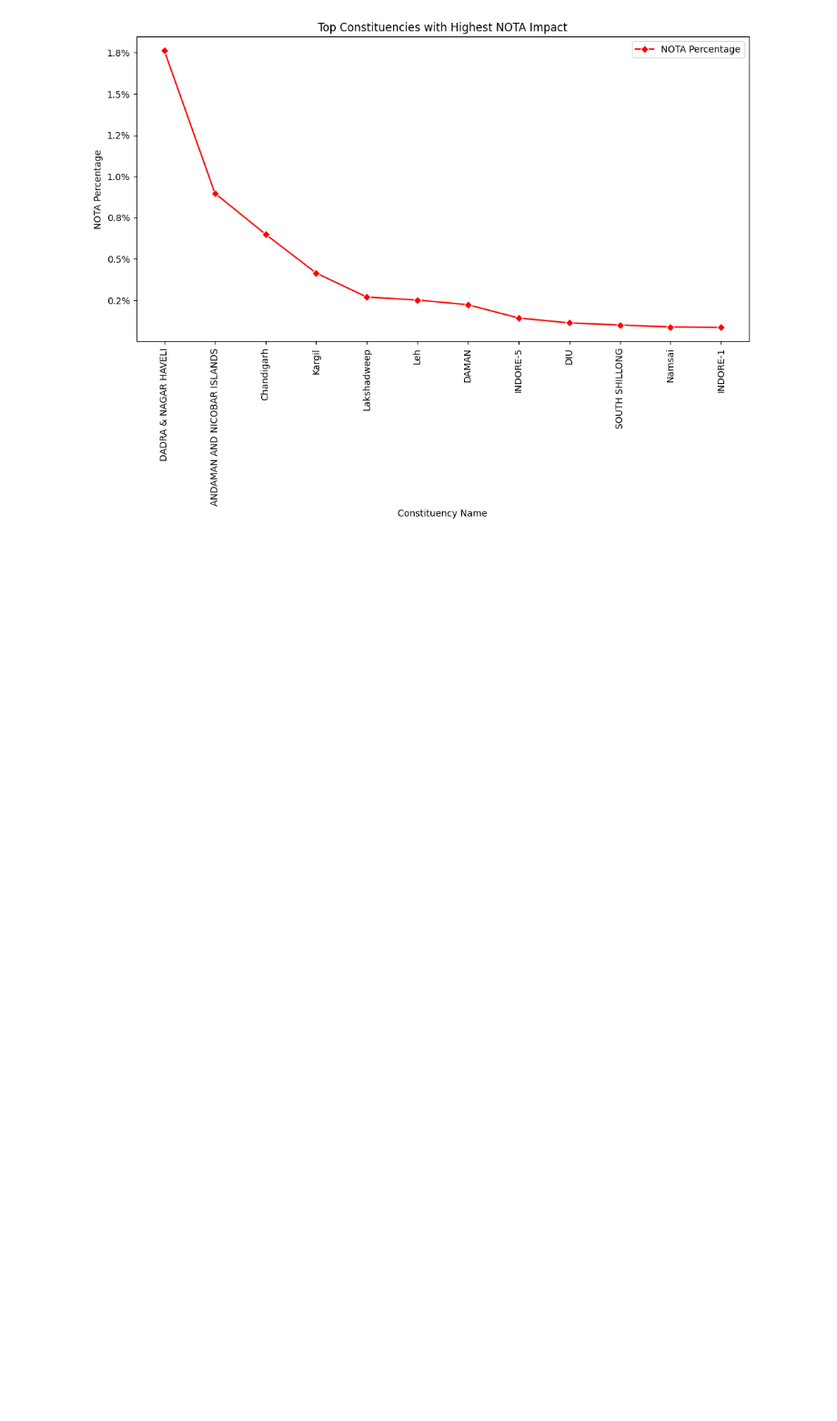
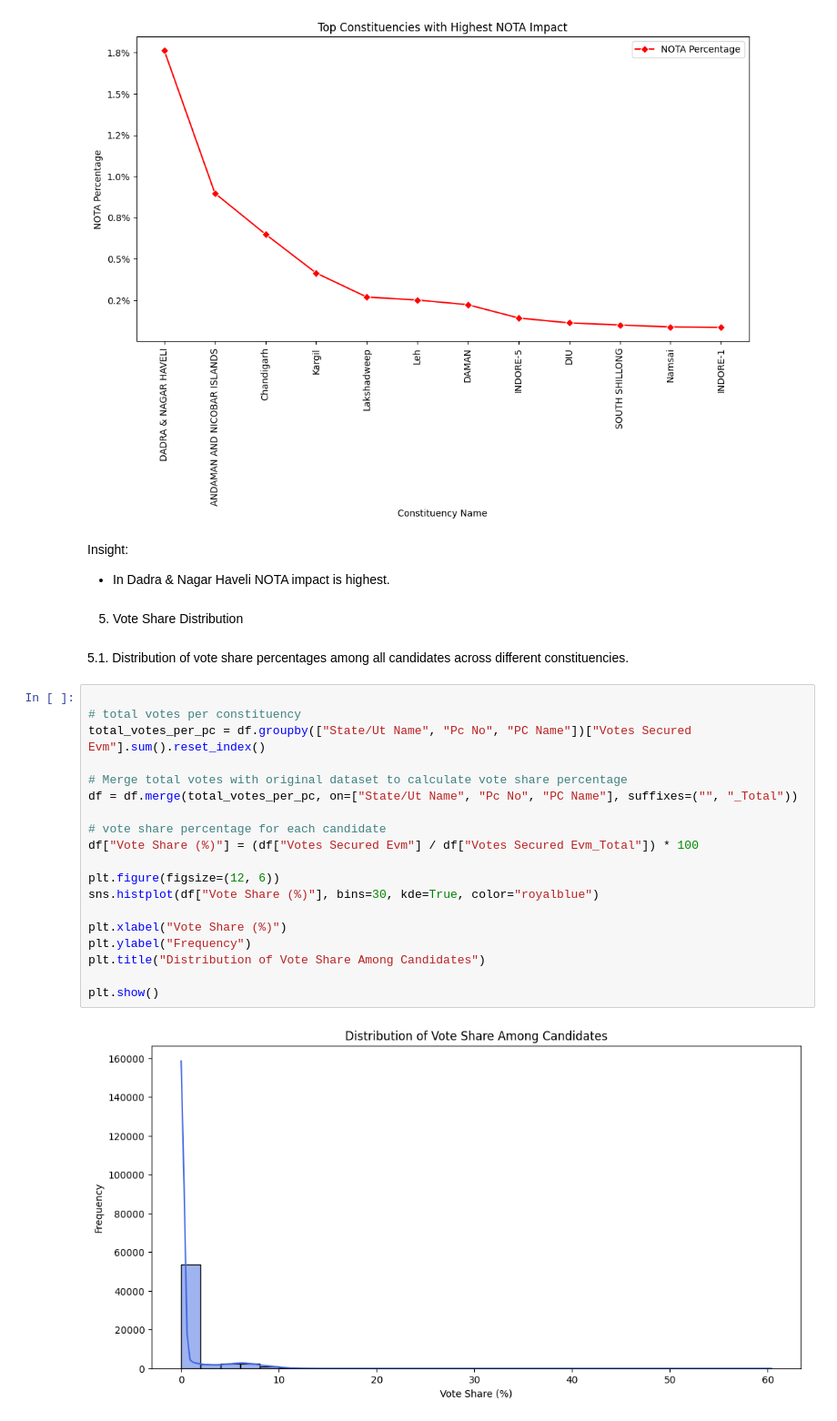
Before and after one commit to Anamikaghosh18/PythonDataAnalysis, a Jupyter notebook: EDA.ipynb, the cells around one changed output. Shown at 91% size. Cells and saved outputs as stored; diff of their text form; blank space fills up the shorter version.

```diff
--- a/EDA.ipynb
+++ b/EDA.ipynb
@@ -224,3 +279,31 @@ plt.legend(['NOTA Percentage'])
 plt.show()
 # %% [output]
 [figure]
+# %% [markdown]
+Insight:
+- In Dadra & Nagar Haveli NOTA impact is highest.
+# %% [markdown]
+5. Vote Share Distribution
+# %% [markdown]
+5.1. Distribution of vote share percentages among all candidates across different constituencies.
+# %%
+
+# total votes per constituency
+total_votes_per_pc = df.groupby(["State/Ut Name", "Pc No", "PC Name"])["Votes Secured Evm"].sum().reset_index()
+
+# Merge total votes with original dataset to calculate vote share percentage
+df = df.merge(total_votes_per_pc, on=["State/Ut Name", "Pc No", "PC Name"], suffixes=("", "_Total"))
+
+# vote share percentage for each candidate
+df["Vote Share (%)"] = (df["Votes Secured Evm"] / df["Votes Secured Evm_Total"]) * 100
+
+plt.figure(figsize=(12, 6))
+sns.histplot(df["Vote Share (%)"], bins=30, kde=True, color="royalblue")
+
+plt.xlabel("Vote Share (%)")
+plt.ylabel("Frequency")
+plt.title("Distribution of Vote Share Among Candidates")
+
+plt.show()
+# %% [output]
+[figure, added]
```
Also changed, not shown: parts of 35 cells of this notebook.
